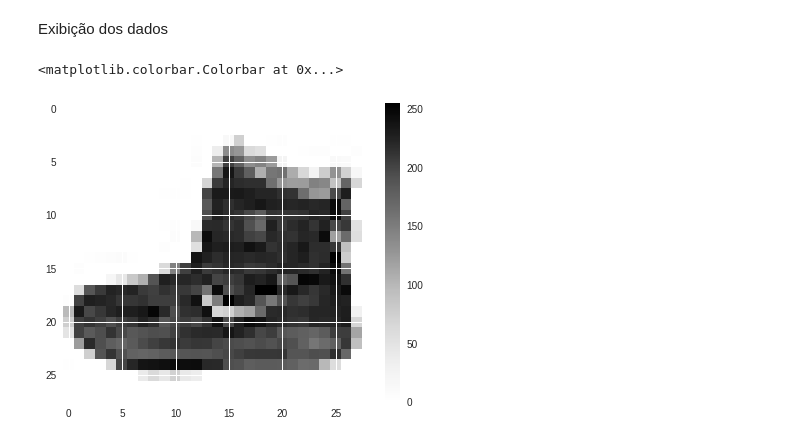
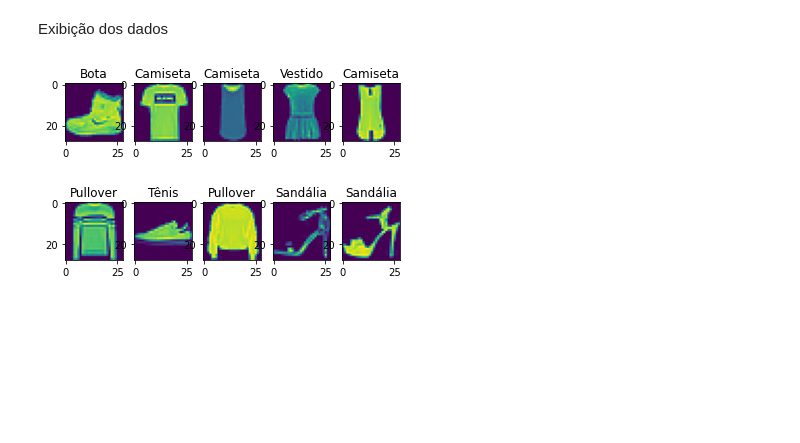
Before and after one commit to marcosrpetry/keras-tensorflow, a Jupyter notebook: Projeto_aula2.ipynb, the cells around one changed output. Drawn from its saved outputs; the diff is of its cells as text; code cells hidden in the pictures; blank space fills up the shorter version.

```diff
--- a/Projeto_aula2.ipynb
+++ b/Projeto_aula2.ipynb
@@ -31,23 +40,20 @@ print(identificacoes_treino.max())
 Exibição dos dados
 # %%
 total_de_classificacoes = 10
-nomes_de_classificacoes = ['Camiseta', 'Calça', 'Pullover',
+class_names = ['Camiseta', 'Calça', 'Pullover',
                            'Vestido', 'Casaco', 'Sandália', 'Camisa',
                            'Tênis', 'Bolsa', 'Bota']
-'''
-plt.imshow(imagens_treino[0])
-plt.title(identificacoes_treino[0])
 
-for imagem in range(10):
+for imagem in range(total_de_classificacoes):
   plt.subplot(2, 5, imagem+1)
   plt.imshow(imagens_treino[imagem])
-  plt.title(nomes_de_classificacoes[identificacoes_treino[imagem]])
-'''
-plt.imshow(imagens_treino[0])
-plt.colorbar()
+  plt.title(class_names[identificacoes_treino[imagem]])
+
+
+#plt.imshow(imagens_treino[0])
+#plt.colorbar()
 # %% [output]
-<matplotlib.colorbar.Colorbar at 0x...>
-[figure, old version]
+[figure, new version]
 # %%
 modelo = keras.Sequential([
     keras.layers.Flatten(input_shape=(28, 28))
```
Also changed, not shown: parts of 1 cell of this notebook.
